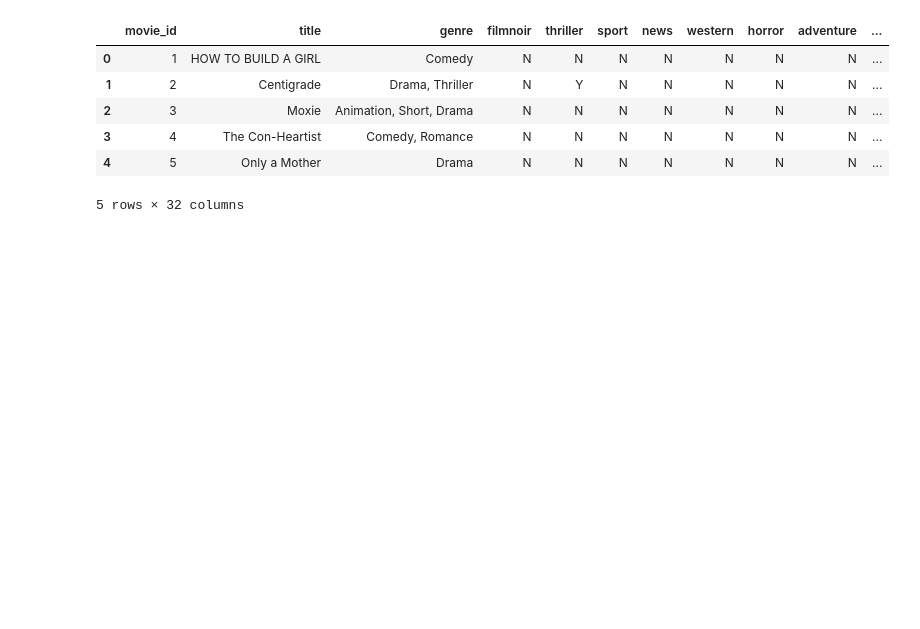
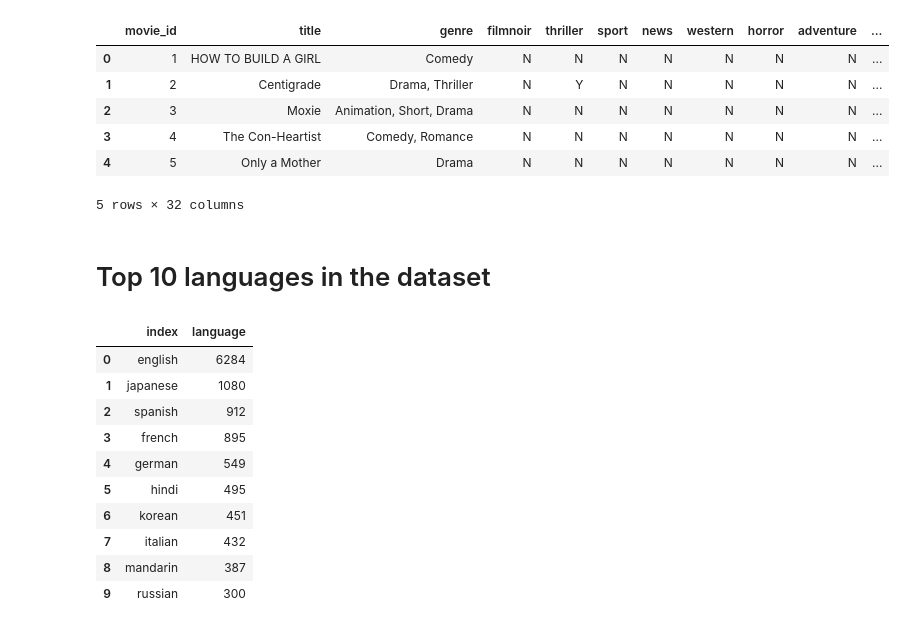
Before and after one commit to sowmyk92/flight, a Jupyter notebook: case/start.ipynb, the cells around one changed output. Cells and saved outputs as stored; diff of their text form; code cells hidden in the pictures; blank space fills up the shorter version.

```diff
--- a/case/start.ipynb
+++ b/case/start.ipynb
@@ -190,3 +191,29 @@ genre_df.head()
 | 3 | 4 | The Con-Heartist | Comedy, Romance | N | N | N | N | N | N | N | ... |
 | 4 | 5 | Only a Mother | Drama | N | N | N | N | N | N | N | ... |
 5 rows × 32 columns
+# %% [markdown]
+# Top 10 languages in the dataset
+# %%
+lang_list = movies['languages'].str.split(",",expand =True).stack().reset_index(drop=True, level =1).rename('genre')
+lang_list = lang_list.str.strip().to_list()
+lang_list = dict(Counter([x.lower() for x in lang_list]) )
+lang_list = dict(sorted(lang_list.items(), key = lambda item: item[1]))
+lang_list = {k:v for k,v in lang_list.items() if k != 'na'}
+
+lang_list_df = pd.DataFrame(lang_list, index = [0])
+lang_list_df = lang_list_df.T.rename(columns={0:'language'})
+lang_list_df = lang_list_df.sort_values(by='language', ascending = False)
+lang_list_df = lang_list_df.reset_index()
+lang_list_df.head(10)
+# %% [output]
+|  | index | language |
+| 0 | english | 6284 |
+| 1 | japanese | 1080 |
+| 2 | spanish | 912 |
+| 3 | french | 895 |
+| 4 | german | 549 |
+| 5 | hindi | 495 |
+| 6 | korean | 451 |
+| 7 | italian | 432 |
+| 8 | mandarin | 387 |
+| 9 | russian | 300 |
```
Also changed, not shown: parts of 19 cells of this notebook.
